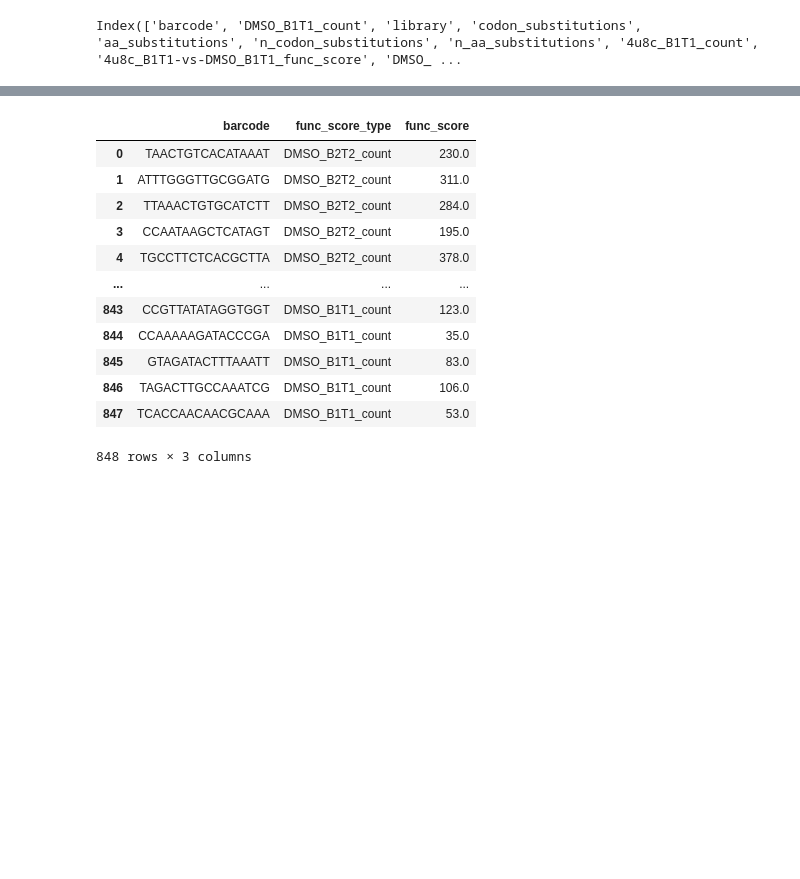
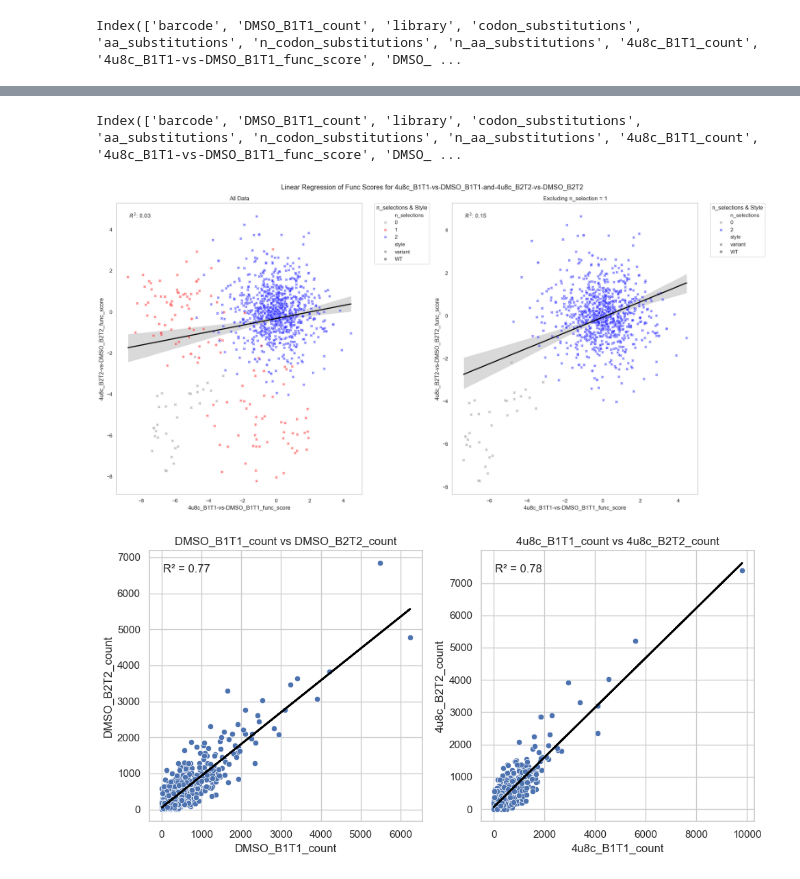
Before and after one commit to kwalcott97/kw_dms, a Jupyter notebook: Compare KW and BD func scores.ipynb, the cells around one changed output, grey strips where cells are left out. Drawn from its saved outputs; the diff is of its cells as text; code cells hidden in the pictures; blank space fills up the shorter version.

Commit message:
sampling random points

```diff
--- a/Compare KW and BD func scores.ipynb
+++ b/Compare KW and BD func scores.ipynb
@@ -536,16 +478,25 @@ SEM values:
-# %%
-reshaped_overlap
-# %% [output]
-|  | barcode | func_score_type | func_score |
-| 0 | TAACTGTCACATAAAT | DMSO_B2T2_count | 230.0 |
-| 1 | ATTTGGGTTGCGGATG | DMSO_B2T2_count | 311.0 |
-| 2 | TTAAACTGTGCATCTT | DMSO_B2T2_count | 284.0 |
-| 3 | CCAATAAGCTCATAGT | DMSO_B2T2_count | 195.0 |
-| 4 | TGCCTTCTCACGCTTA | DMSO_B2T2_count | 378.0 |
-| ... | ... | ... | ... |
-| 843 | CCGTTATATAGGTGGT | DMSO_B1T1_count | 123.0 |
-| 844 | CCAAAAAGATACCCGA | DMSO_B1T1_count | 35.0 |
-| 845 | GTAGATACTTTAAATT | DMSO_B1T1_count | 83.0 |
-| 846 | TAGACTTGCCAAATCG | DMSO_B1T1_count | 106.0 |
-| 847 | TCACCAACAACGCAAA | DMSO_B1T1_count | 53.0 |
-848 rows × 3 columns
+# %%
+#randomly sampling dataframes
+func_score_comparisons_KW_sampled = {key: df.sample(n=min(len(df), 1000)) for key, df in func_score_comparisons_KW.items()}
+# %%
+specific_key = '4u8c_B1T1-vs-DMSO_B1T1-and-4u8c_B2T2-vs-DMSO_B2T2'  # Replace this with the actual key you want to use
+
+# Access the DataFrame using the key
+specific_df = func_score_comparisons_KW[specific_key]
+
+# Display the column names
+print(specific_df.columns)
+# %% [output]
+Index(['barcode', 'DMSO_B1T1_count', 'library', 'codon_substitutions', 'aa_substitutions', 'n_codon_substitutions', 'n_aa_substitutions', '4u8c_B1T1_count', '4u8c_B1T1-vs-DMSO_B1T1_func_score', 'DMSO_ ...
+# %%
+specific_key = '4u8c_B1T1-vs-DMSO_B1T1-and-4u8c_B2T2-vs-DMSO_B2T2'  # Replace this with the actual key you want to use
+
+# Access the DataFrame using the key
+specific_df = func_score_comparisons_KW[specific_key]
+
+# plot func score comparison and barcode counts
+plot_func_scores(func_score_comparisons_KW_sampled, specific_key)
+plot_barcode_count_comparison(func_score_comparisons_KW_sampled, specific_key)
+# %% [output]
+[figure, added]
+[figure, added]
```
Also changed, not shown: parts of 23 cells of this notebook, 4 other files.
